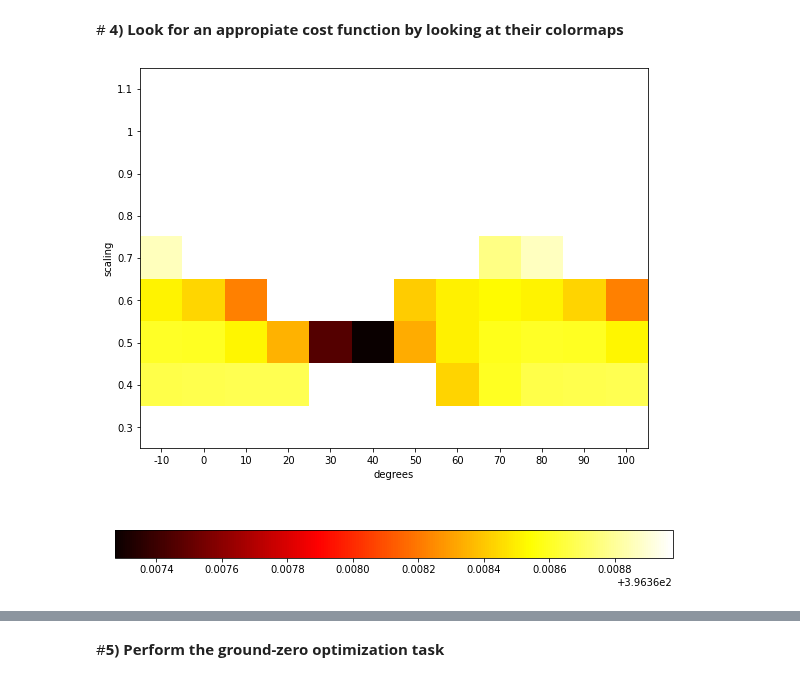
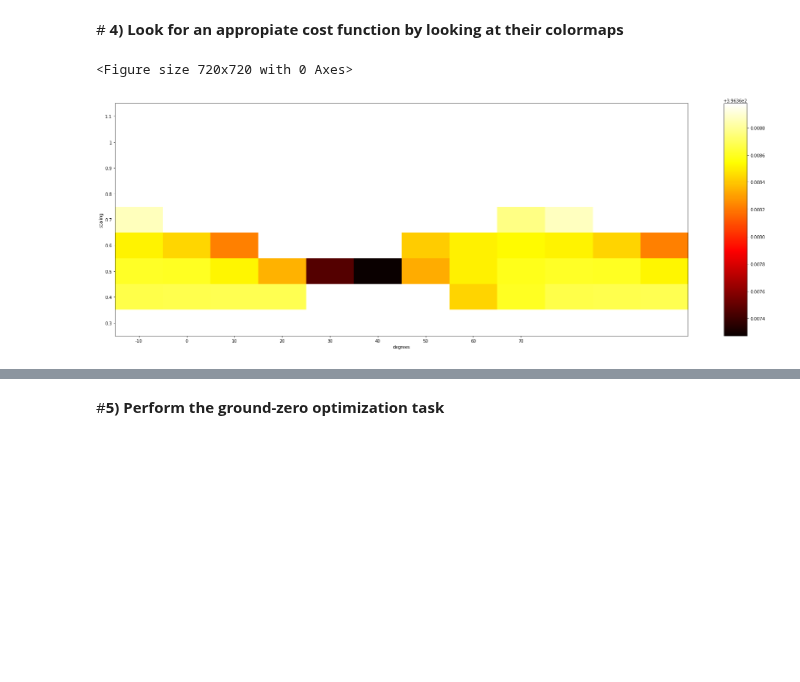
Before and after one commit to lcipolina/escher, a Jupyter notebook: optimization/optimization.ipynb, the cells around one changed output, grey strips where cells are left out. Drawn from its saved outputs; the diff is of its cells as text; code cells hidden in the pictures; blank space fills up the shorter version.

```diff
--- a/optimization/optimization.ipynb
+++ b/optimization/optimization.ipynb
@@ -253,11 +255,15 @@ def view_line_case(F=0.7, D_v=[10,20,30,40,50,60]):
     cost += [optimize_image(D,F,2,BASE_IMAGES[VERSION], TARGET_IMAGES[VERSION])]
   plt.plot(D_v, cost); plt.show()
 
-def view_surface():
-  Xor = [-10,0,10,20,30,40,50,60,70,80,90,100]
+def view_surface(extended = False):
+  if extended:
+    Xor = np.linspace(0,360*3,360//5*3).tolist()
+  else:
+    Xor = [-10,0,10,20,30,40,50,60,70,80,90,100]
   Yor = [1.1,1,0.9,0.8,0.7, 0.6, 0.5,0.4,0.3]
   X, Y = np.meshgrid(Xor, Yor)
-  Z =  [optimize_image(y[0],y[1],2,BASE_IMAGES[VERSION], TARGET_IMAGES[VERSION]) for y in zip(*[X.flatten(),Y.flatten()])]
+
+  Z =  [optimize_image(y[0],y[1],2,BASE_IMAGES[VERSION], TARGET_IMAGES[VERSION], no_history=True) for y in zip(*[X.flatten(),Y.flatten()])]
   Z = np.asarray(Z).reshape(X.shape)
   fig = plt.figure(figsize=(10,10))
   if False:
@@ -266,13 +272,29 @@ def view_surface():
     #ax.set_zlim(-1.01, 1.01)
     fig.colorbar(surf, shrink=0.5, aspect=5)
   else:
-    im = plt.imshow(Z, cmap='hot')
-    plt.ylabel('scaling')
-    plt.xlabel('degrees')
-    plt.yticks(list(range(len(Yor))),Yor)
-    plt.xticks(list(range(len(Xor))),Xor)
-  plt.colorbar(im, orientation='horizontal')
-  plt.show()
+    f,ax = plt.subplots(figsize=(30,10))
+    ax.set_ylabel('scaling')
+    ax.set_xlabel('degrees')
+    if extended:
+      img = ax.imshow(Z, cmap='hot', aspect=5)
+      N = 15
+      ix = [int(i*216/N) for i in range(N)]
+      ax.set_yticks(list(range(len(Yor))))
+      ax.set_yticklabels(Yor)
+      ax.set_xticks(ix)
+      ax.set_xticklabels([int(x) for x in np.asarray(Xor)[ix]])
+      f.colorbar(img, orientation='vertical',aspect = 10)
+    else:
+      img = ax.imshow(Z, cmap='hot', aspect='auto')
+      ax.set_yticks(list(range(len(Yor))))
+      ax.set_yticklabels(Yor)
+      ax.set_xticks(list(range(len(Yor))))
+      ax.set_xticklabels(np.asarray(Xor))
+      f.colorbar(img, orientation='vertical',aspect = 10)
+  if extended:
+    return f,ax, Xor, Yor
+  else:
+    plt.show()
 # %% [markdown]
 #<b> 3) Load data and visualize </b>
 # %%
@@ -324,18 +346,21 @@ plot_images(GENERATING_IMAGES)
 # %%
 # COST FUNCTION NUMBER ONE
 
-def optimize_image(deg, f, n, base_img,target_img):
+def optimize_image(deg, f, n, base_img,target_img, no_history=False):
   # Compute the cosine distance or the 'new' custom loss
   out = np.sum(np.abs(target_img.flatten())*(1-np.abs(rotate(scale(base_img,f),deg).flatten())/255))
   # out = distance.cosine(target_img.reshape(-1,),
   #                       rotate(scale(base_img,f),deg).reshape(-1,),
   #                       )
+  if no_history:
+    return out
   history[n].append((deg, f, out))
   return out
 
 view_surface()
 # %% [output]
+<Figure size 720x720 with 0 Axes>
-[figure, old version]
+[figure, new version]
 # %%
 # COST FUNCTION NUMBER TWO
 
```
Also changed, not shown: parts of 11 cells of this notebook.
